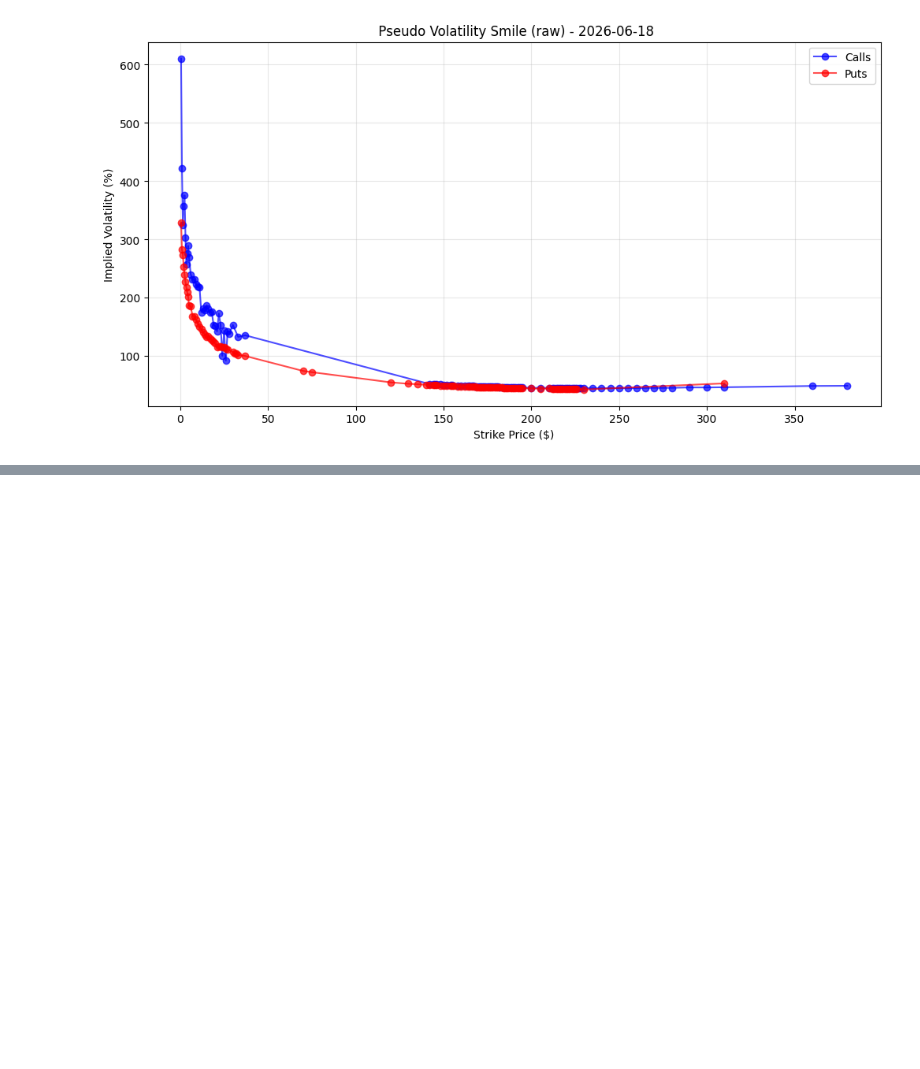
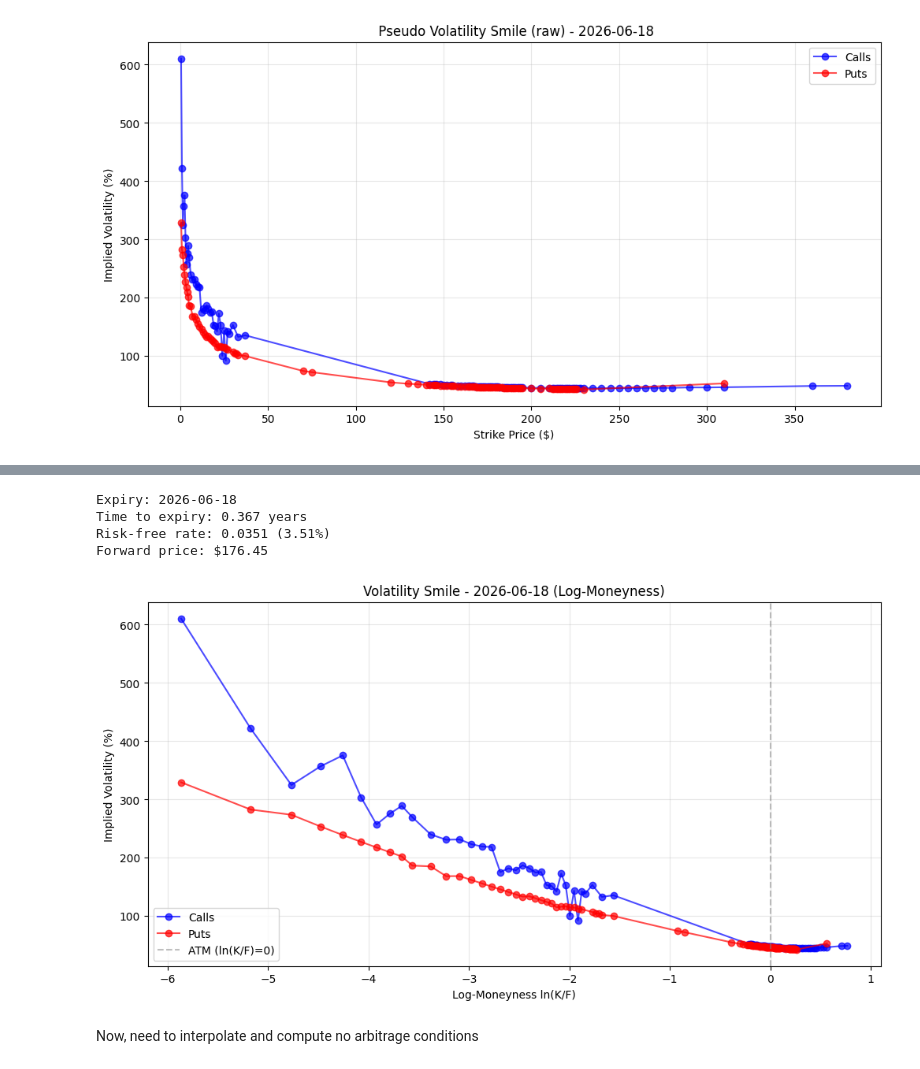
Before and after one commit to Mathis-14/Option_Pricing, a Jupyter notebook: NVIDIA_vol_s/nvda_eda.ipynb, the cells around one changed output, grey strips where cells are left out. Cells and saved outputs as stored; diff of their text form; code cells hidden in the pictures; blank space fills up the shorter version.

```diff
--- a/NVIDIA_vol_s/nvda_eda.ipynb
+++ b/NVIDIA_vol_s/nvda_eda.ipynb
@@ -314,0 +405,53 @@ plt.show()
+# %%
+# Select expiry date
+expiry_date = pd.to_datetime('2026-06-18')
+
+# Filter by expiry
+df_calls = df_liq_calls[df_liq_calls['expiry'] == expiry_date].sort_values('strike').copy()
+df_puts = df_liq_puts[df_liq_puts['expiry'] == expiry_date].sort_values('strike').copy()
+
+# Calculate forward price for this expiry
+S = 174.19
+capture_date = pd.to_datetime('2026-02-04')
+T = (expiry_date - capture_date).days / 365.25
+
+# Get risk-free rate for this maturity
+if T < 0.25:
+    r = 0.03598
+elif T < 0.5:
+    r = 0.03513
+elif T < 1.0:
+    r = 0.03328
+else:
+    r = 0.0325
+
+forward = S * np.exp(r * T)
+
+print(f"Expiry: {expiry_date.date()}")
+print(f"Time to expiry: {T:.3f} years")
+print(f"Risk-free rate: {r:.4f} ({r*100:.2f}%)")
+print(f"Forward price: ${forward:.2f}")
+
+# Calculate log-moneyness
+df_calls['log_moneyness'] = np.log(df_calls['strike'] / forward)
+df_puts['log_moneyness'] = np.log(df_puts['strike'] / forward)
+
+# Plot
+plt.figure(figsize=(12, 6))
+plt.plot(df_calls['log_moneyness'], df_calls['iv'], 'b-o', label='Calls', alpha=0.7)
+plt.plot(df_puts['log_moneyness'], df_puts['iv'], 'r-o', label='Puts', alpha=0.7)
+plt.axvline(x=0, color='gray', linestyle='--', label='ATM (ln(K/F)=0)', alpha=0.5)
+plt.xlabel('Log-Moneyness ln(K/F)')
+plt.ylabel('Implied Volatility (%)')
+plt.title(f'Volatility Smile - {expiry_date.date()} (Log-Moneyness)')
+plt.legend()
+plt.grid(True, alpha=0.3)
+plt.show()
+# %% [output]
+Expiry: 2026-06-18
+Time to expiry: 0.367 years
+Risk-free rate: 0.0351 (3.51%)
+Forward price: $176.45
+[figure, added]
+# %% [markdown]
+Now, need to interpolate and compute no arbitrage conditions
```
Also changed, not shown: parts of 10 cells of this notebook.
